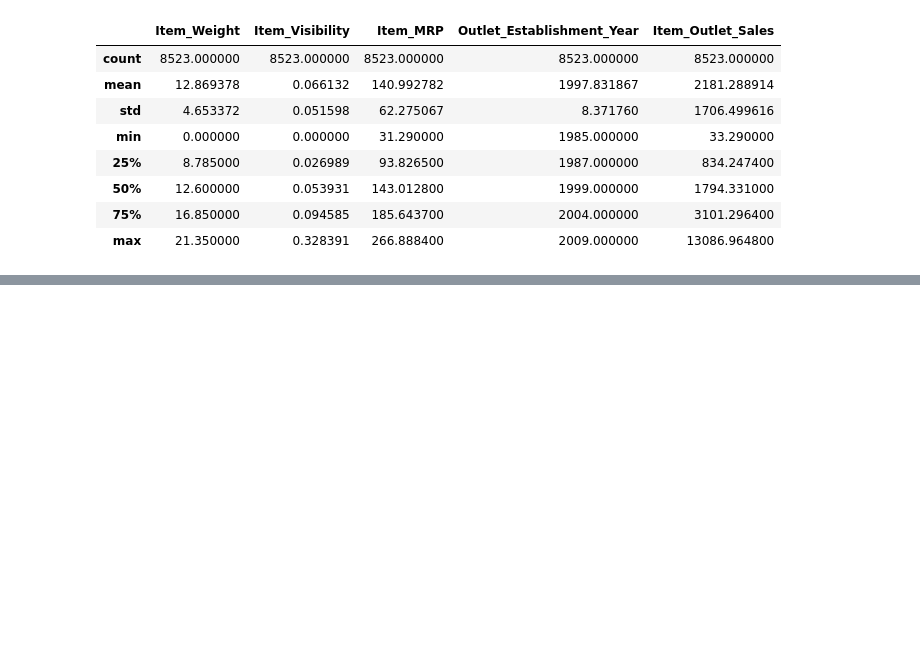
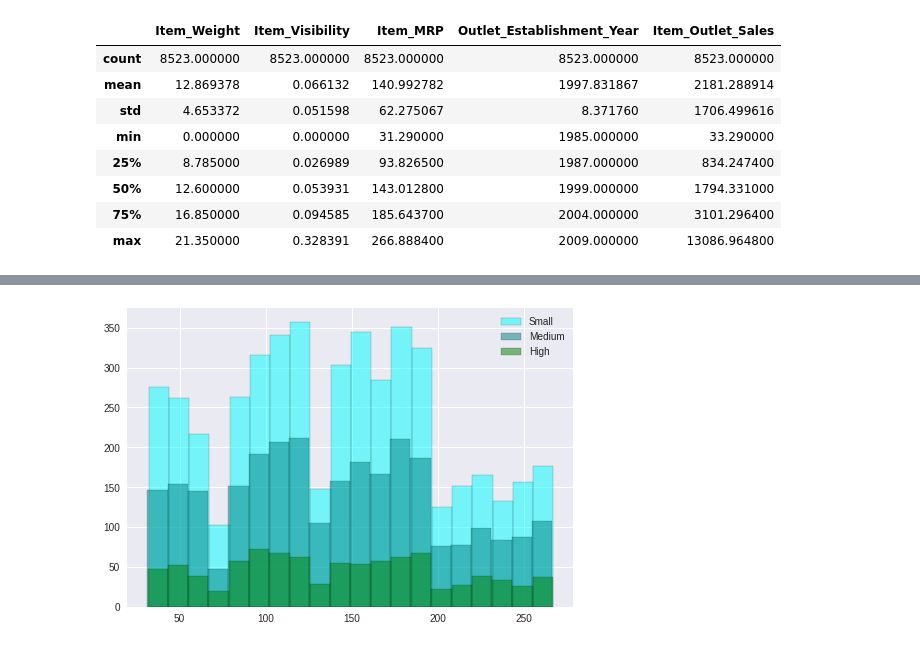
Before and after one commit to jjaquezrd/predicciones-de-ventas-alimenticias, a Jupyter notebook: predicciones_de_ventas_alimenticias.ipynb, the cells around one changed output, grey strips where cells are left out. Cells and saved outputs as stored; diff of their text form; code cells hidden in the pictures; blank space fills up the shorter version.

```diff
--- a/predicciones_de_ventas_alimenticias.ipynb
+++ b/predicciones_de_ventas_alimenticias.ipynb
@@ -320,0 +351,5 @@ df.describe()
+# %%
+serie_size_Small = df['Outlet_Size']=="Small"
+serie_size_medium = df['Outlet_Size']=="Medium"
+serie_size_High= df['Outlet_Size']=="High"
+df[serie_size_medium]
@@ -320,0 +370,14 @@ df.describe()
+# %%
+small = df.loc[serie_size_Small, 'Item_MRP']
+plt.hist(small,bins= 20,
+         edgecolor='black', facecolor ='aqua', alpha=0.5, label="Small")
+medium = df.loc[serie_size_medium,'Item_MRP']
+plt.hist(medium,bins= 20,
+         edgecolor='black', facecolor ='Teal', alpha=0.5, label="Medium")
+High = df.loc[serie_size_High, 'Item_MRP']
+plt.hist(High,bins= 20,
+         edgecolor='black', facecolor ='green', alpha=0.5, label="High")
+plt.legend()
+plt.show()
+# %% [output]
+[figure, added]
```
Also changed, not shown: parts of 16 cells of this notebook.
